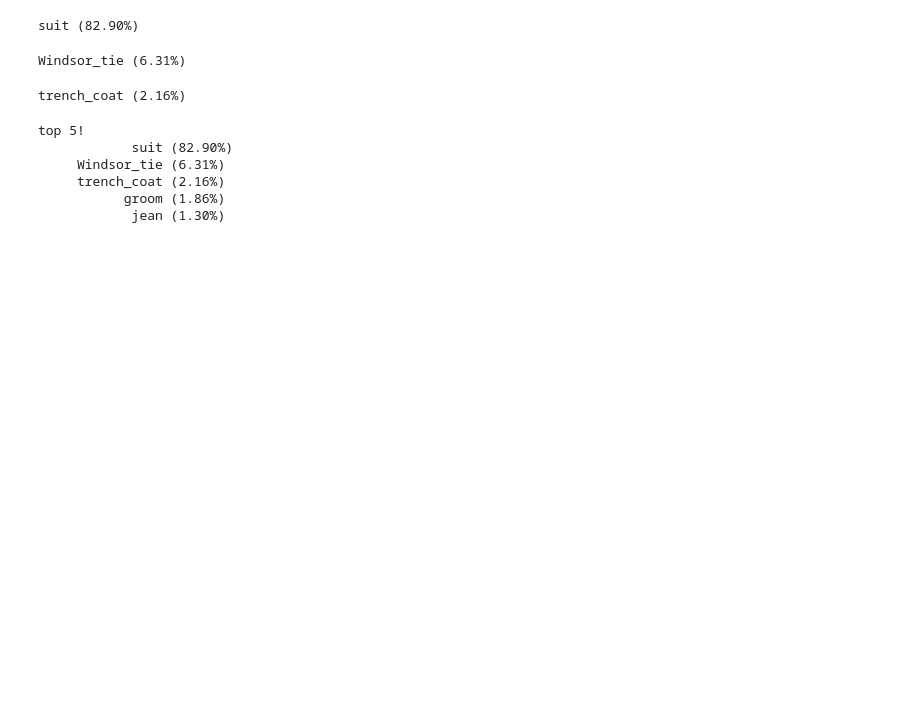
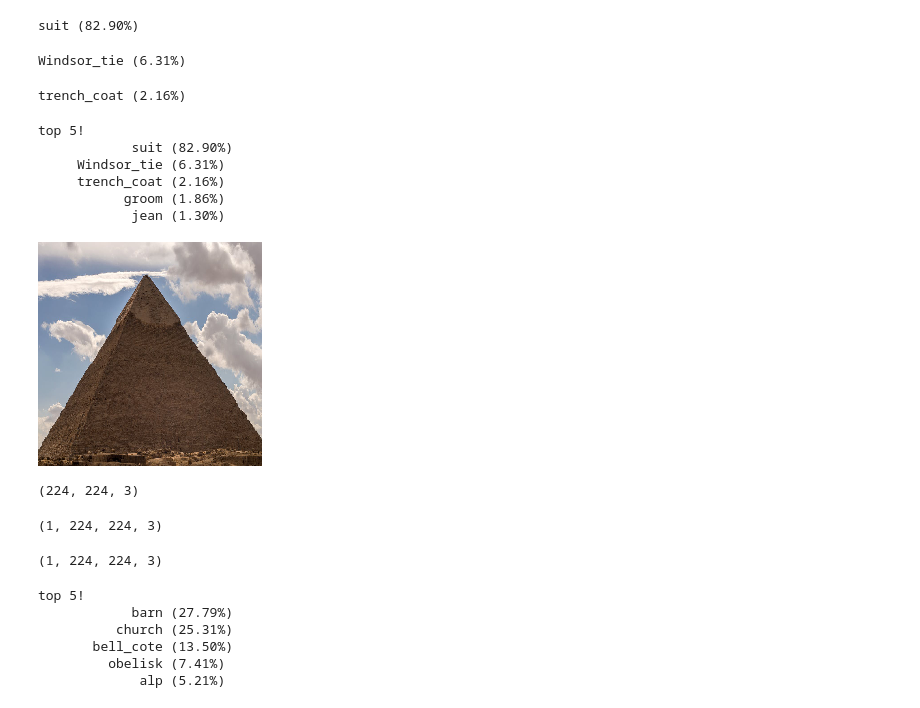
Before and after one commit to Jelly6489/testRepoKJY, a Jupyter notebook: ninieth.ipynb, the cells around one changed output. Drawn from its saved outputs; the diff is of its cells as text; code cells hidden in the pictures; blank space fills up the shorter version.

```diff
--- a/ninieth.ipynb
+++ b/ninieth.ipynb
@@ -260,3 +291,24 @@ top 5!
      trench_coat (2.16%)
            groom (1.86%)
             jean (1.30%)
+# %%
+test_img = image.load_img("pyramid.jpg", target_size = (224, 224))
+test_img
+# %% [output]
+[figure, added]
+# %%
+trans_img = image.img_to_array(test_img)
+print(trans_img.shape)
+# %% [output]
+(224, 224, 3)
+# %%
+trans_img = np.expand_dims(trans_img, axis = 0)
+print(trans_img.shape)
+# %% [output]
+(1, 224, 224, 3)
+# %%
+trans_img = preprocess_input(trans_img)
+print(trans_img.shape)
+#print(trans_img)
+# %% [output]
+(1, 224, 224, 3)
@@ -262,0 +317,14 @@ top 5!
+# %%
+label = decode_predictions(pred)
+
+print('top 5!')
+
+for i in range(5):
+    print('%16s (%.2f%%)' % (label[0][i][1], label[0][i][2] * 100))
+# %% [output]
+top 5!
+            barn (27.79%)
+          church (25.31%)
+       bell_cote (13.50%)
+         obelisk (7.41%)
+             alp (5.21%)
```
Also changed, not shown: parts of 34 cells of this notebook.
